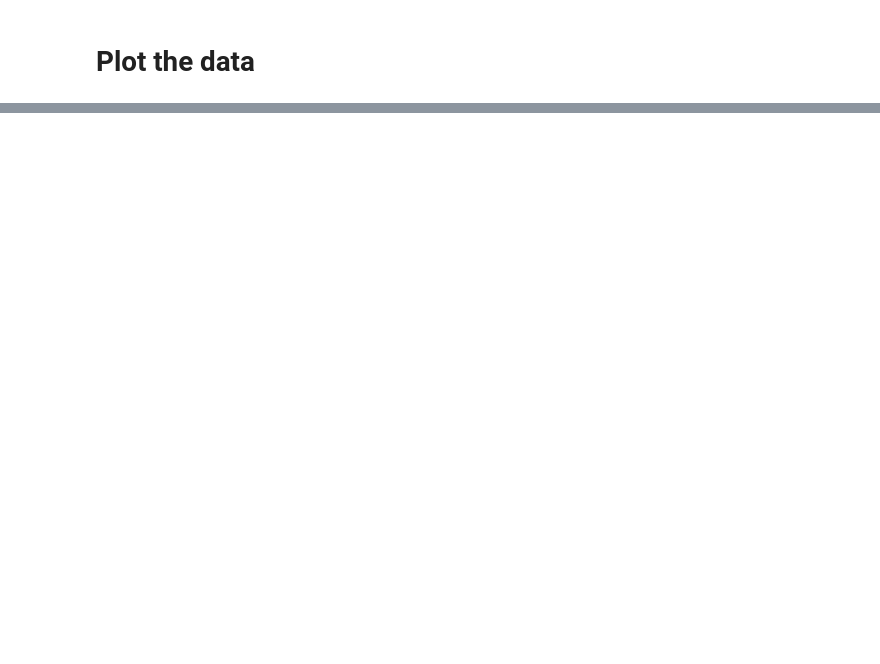
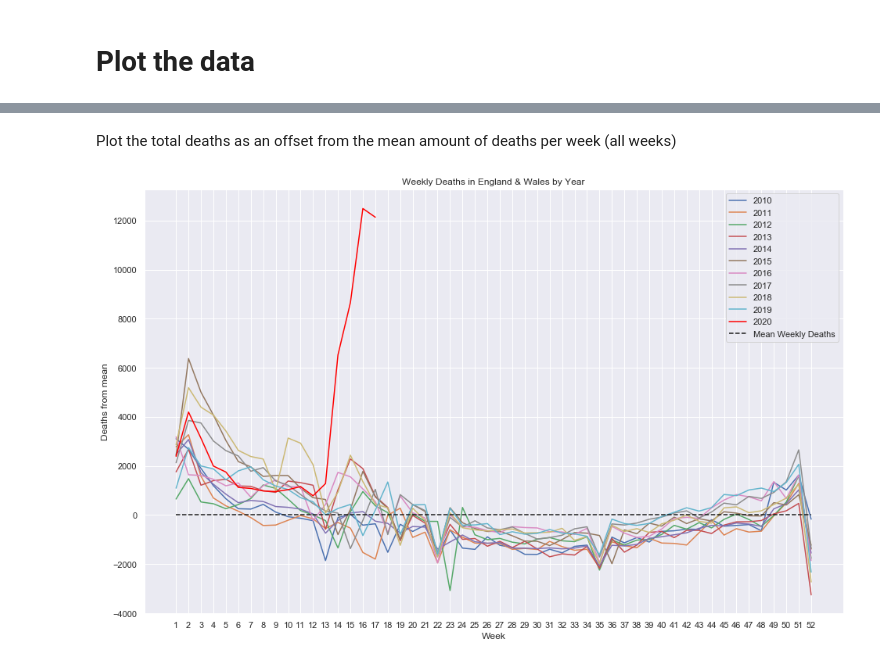
Before and after one commit to JorVLP/2020-Mortality-Analysis, a Jupyter notebook: deathsdata.ipynb, the cells around one changed output, grey strips where cells are left out. Saved outputs shown, nothing was run; the diff lists cells and outputs as text; code cells hidden in the pictures; blank space fills up the shorter version.

```diff
--- a/deathsdata.ipynb
+++ b/deathsdata.ipynb
@@ -44,0 +54,14 @@ plt.show()
+# %% [markdown]
+Plot the total deaths as an offset from the mean amount of deaths per week (all weeks)
+# %%
+centered_deaths_table = deaths_table - mean
+
+plot_data(centered_deaths_table)
+plt.plot([1,52],[0,0], "k--", label="Mean Weekly Deaths")
+plt.legend()
+plt.title("Weekly Deaths in England & Wales by Year")
+plt.xlabel("Week")
+plt.ylabel("Deaths from mean")
+plt.show()
+# %% [output]
+[figure, added]
```
Also changed, not shown: parts of 4 cells of this notebook, 1 other file.
